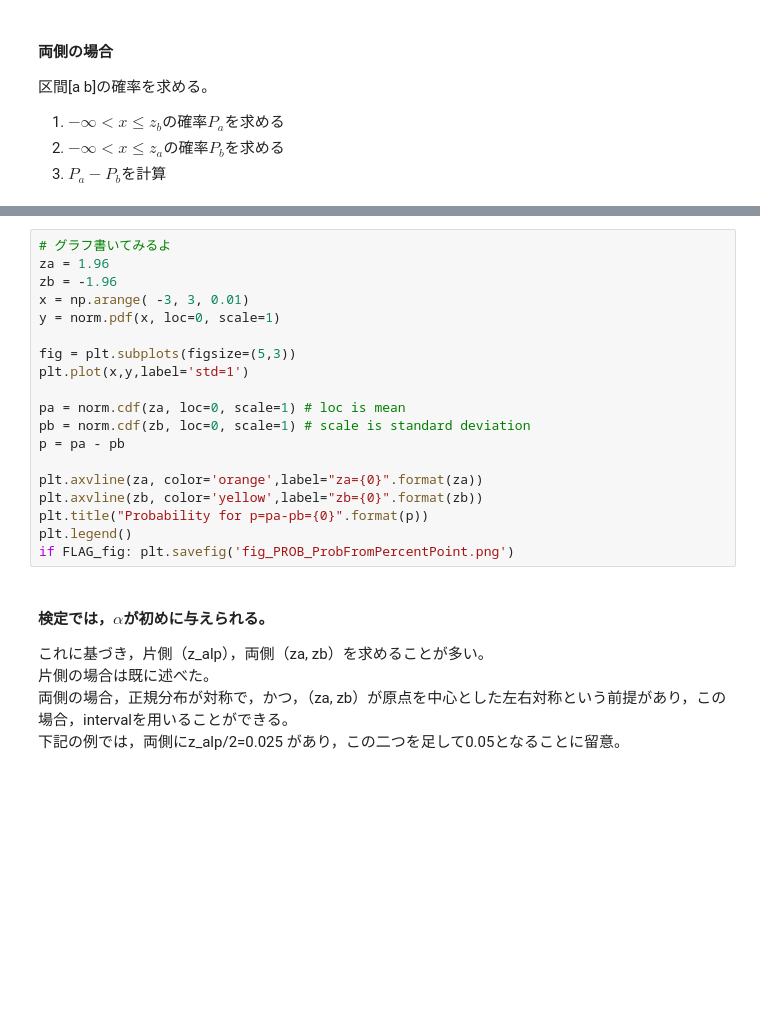
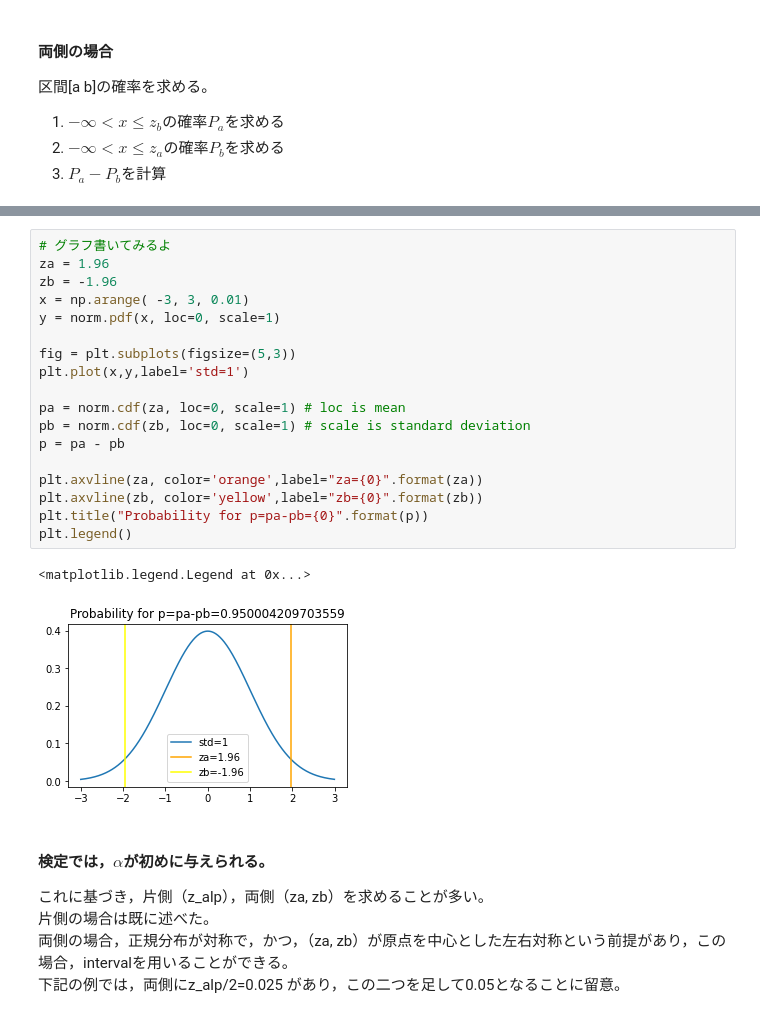
Before and after one commit to miwamasa/DataScience2022, a Jupyter notebook: notebooks/lecture4.ipynb, the cells around one changed output, grey strips where cells are left out. Cells and saved outputs as stored; diff of their text form; blank space fills up the shorter version.

```diff
--- a/notebooks/lecture4.ipynb
+++ b/notebooks/lecture4.ipynb
@@ -375,22 +359,24 @@ print('p=',p)
 # %%
 # グラフ書いてみるよ
 za = 1.96
 zb = -1.96
 x = np.arange( -3, 3, 0.01)
 y = norm.pdf(x, loc=0, scale=1)
 
 fig = plt.subplots(figsize=(5,3))
 plt.plot(x,y,label='std=1')
 
 pa = norm.cdf(za, loc=0, scale=1) # loc is mean
 pb = norm.cdf(zb, loc=0, scale=1) # scale is standard deviation
 p = pa - pb
 
 plt.axvline(za, color='orange',label="za={0}".format(za))
 plt.axvline(zb, color='yellow',label="zb={0}".format(zb))
 plt.title("Probability for p=pa-pb={0}".format(p))
 plt.legend()
-if FLAG_fig: plt.savefig('fig_PROB_ProbFromPercentPoint.png')
+# %% [output]
+<matplotlib.legend.Legend at 0x...>
+[figure, added]
 # %% [markdown]
 #### 検定では，$\alpha$が初めに与えられる。
 これに基づき，片側（z_alp），両側（za, zb）を求めることが多い。
```
Also changed, not shown: parts of 103 cells of this notebook.
